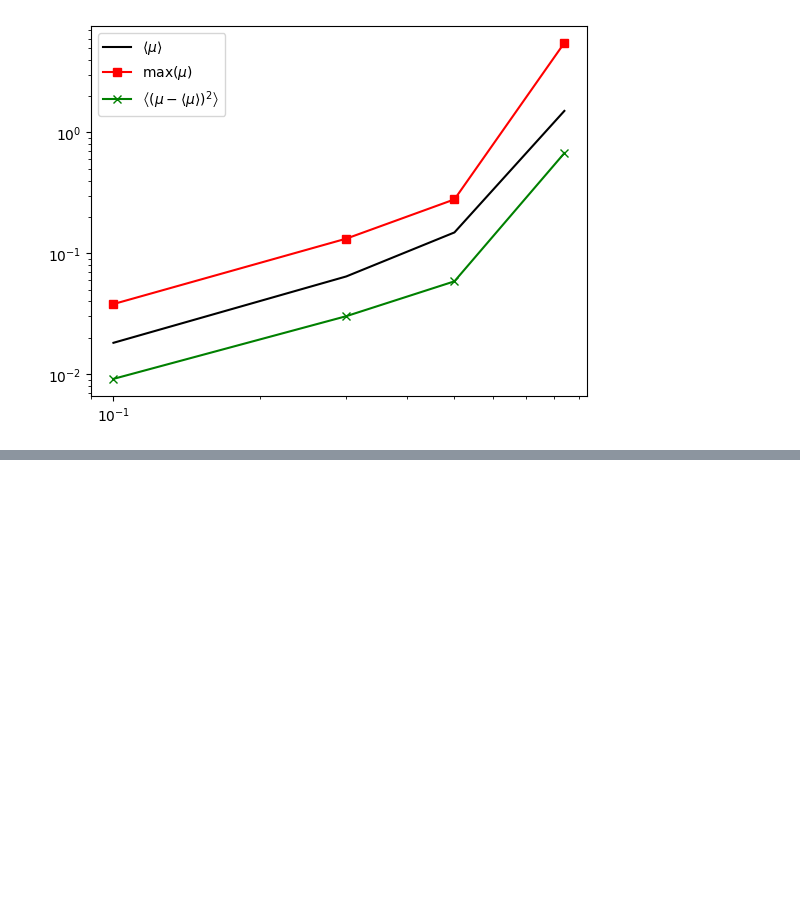
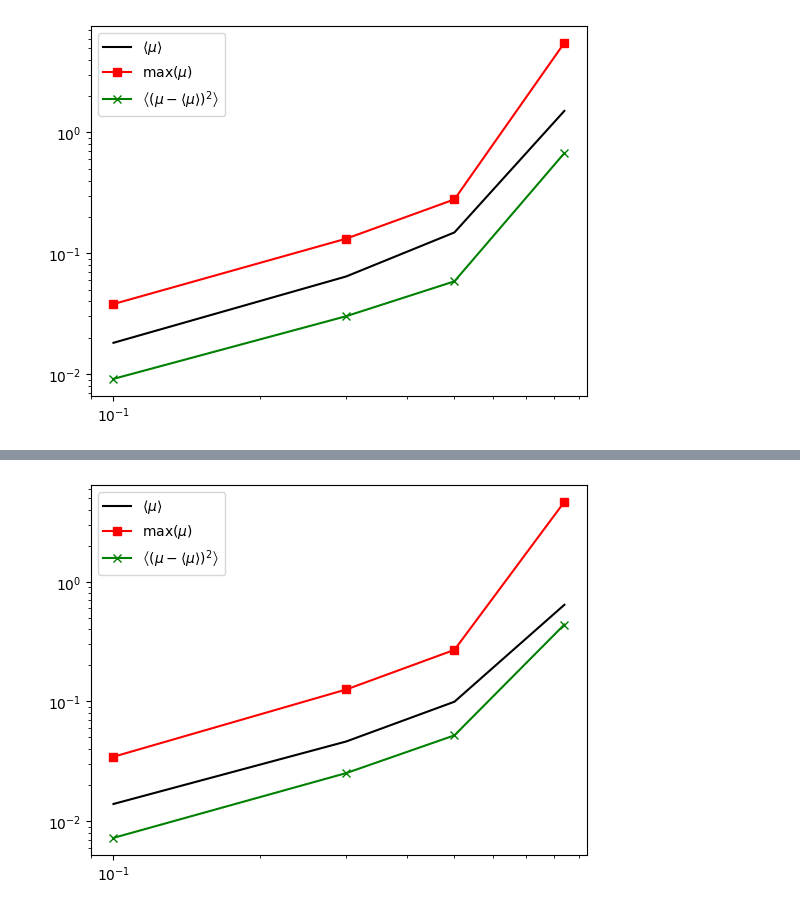
Before and after one commit to mmccraw98/notebooks-spring-26, a Jupyter notebook: 01/grant/analyzing-server-data/analyze-jamming-friction.ipynb, the cells around one changed output, grey strips where cells are left out. Cells and saved outputs as stored; diff of their text form; code cells hidden in the pictures; blank space fills up the shorter version.

```diff
--- a/01/grant/analyzing-server-data/analyze-jamming-friction.ipynb
+++ b/01/grant/analyzing-server-data/analyze-jamming-friction.ipynb
@@ -83,0 +99,9 @@ plt.yscale('log')
+# %%
+plt.plot(2 * (0.5 - np.array(arads)), means,  c='k', label=r'$\langle \mu \rangle$')
+plt.plot(2 * (0.5 - np.array(arads)), maxs, c='r', marker='s', label=r'$\max(\mu)$')
+plt.plot(2 * (0.5 - np.array(arads)), stds, c='g', marker='x', label=r'$\left \langle (\mu - \langle \mu \rangle)^2 \right \rangle$')
+plt.legend()
+plt.xscale('log')
+plt.yscale('log')
+# %% [output]
+[figure, added]
```
Also changed, not shown: parts of 2 cells of this notebook, 3 other files.
